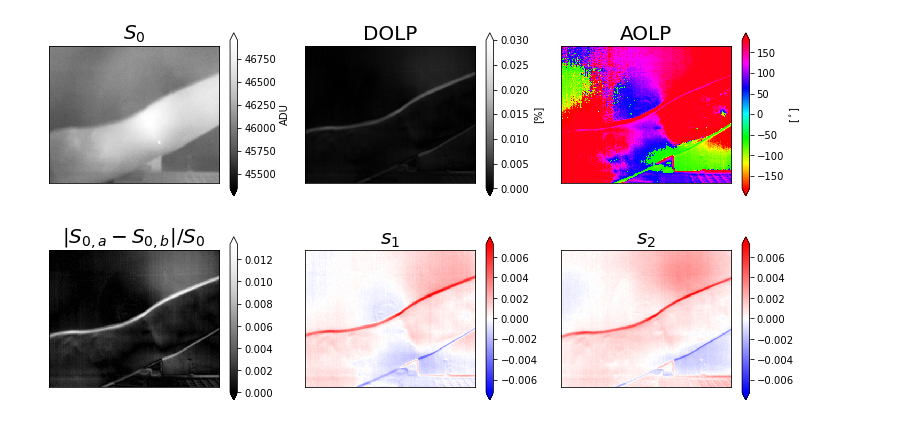
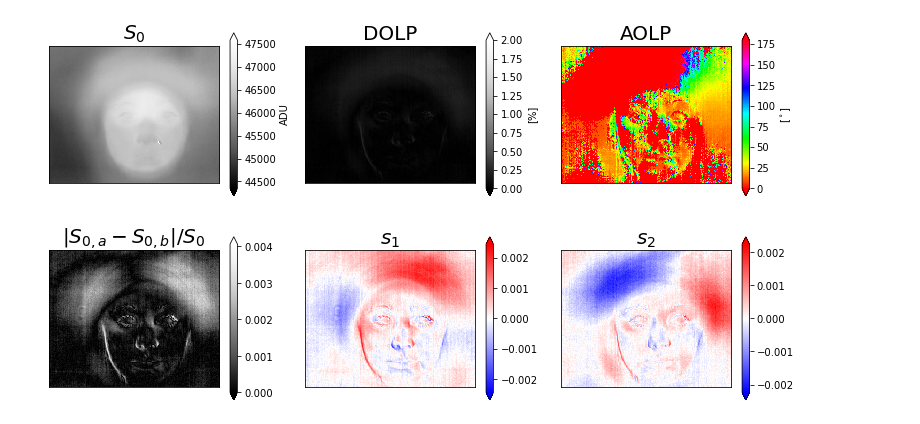
Before and after one commit to Polarization-Lab/IRCSP, a Jupyter notebook: data_reduction/IRCAM/basic_stokes_reconstruction.ipynb, the cells around one changed output. Cells and saved outputs as stored; diff of their text form; code cells hidden in the pictures.

```diff
--- a/data_reduction/IRCAM/basic_stokes_reconstruction.ipynb
+++ b/data_reduction/IRCAM/basic_stokes_reconstruction.ipynb
@@ -12,7 +11,7 @@ import cmocean
 import warnings
 # %%
-file_path = '/Volumes/KESU/IRCAM_data/apr122021/'
-name = "wall.h5"
+file_path = '/Users/kirahart/Dropbox/IRCAM_data/june072021/'
+name = "face2.h5"
 # %%
 def create_stokes_images(filepath, name, save_path):
     warnings.filterwarnings('ignore')
@@ -45,11 +44,11 @@ def create_stokes_images(filepath, name, save_path):
     fig.colorbar(pos1, ax=ax1,extend='both',label = "ADU")
     ax1.set_title("$S_0$",fontsize = 20)
 
-    pos2 = ax2.imshow(np.sqrt(S1**2+S2**2)/S0, cmap='Greys_r', interpolation='none',vmin=0, vmax=.03)
+    pos2 = ax2.imshow(100*np.sqrt(S1**2+S2**2)/S0, cmap='Greys_r', interpolation='none',vmin=0, vmax=2)
     fig.colorbar(pos2, ax=ax2,extend='both',label = '[%]')
     ax2.set_title("DOLP",fontsize = 20)
 
-    pos3 = ax3.imshow(180/ np.arctan2(S2,S1), cmap='hsv', interpolation='none',vmin=-180, vmax=180)
+    pos3 = ax3.imshow(180/ (2*np.pi*np.arctan2 (S2,S1)), cmap='hsv', interpolation='none',vmin=0, vmax=180)
     fig.colorbar(pos3, ax=ax3,extend='both',label = "[$^\circ$]")
     ax3.set_title("AOLP",fontsize = 20)
     plt.setp(plt.gcf().get_axes(), xticks=[], yticks=[]);
@@ -75,11 +74,11 @@ def create_stokes_images(filepath, name, save_path):
 
     plt.show()
 # %%
-file_path = '/Volumes/KESU/IRCAM_data/apr122021/'
-save_path = '/Volumes/KESU/IRCAM_data/apr122021/imgs/'
-name = "tattoo.h5"
+file_path = '/Users/kirahart/Dropbox/IRCAM_data/jun072021/'
+save_path = '/Users/kirahart/Dropbox/IRCAM_data/apr122021/imgs/'
+name = "face2.h5"
 
 create_stokes_images(file_path, name, save_path)
 # %% [output]
-[figure, old version]
+[figure, new version]
-[figure, old version]
+[figure, new version]
```
Also changed, not shown: parts of 8 cells of this notebook, 3 other files.
